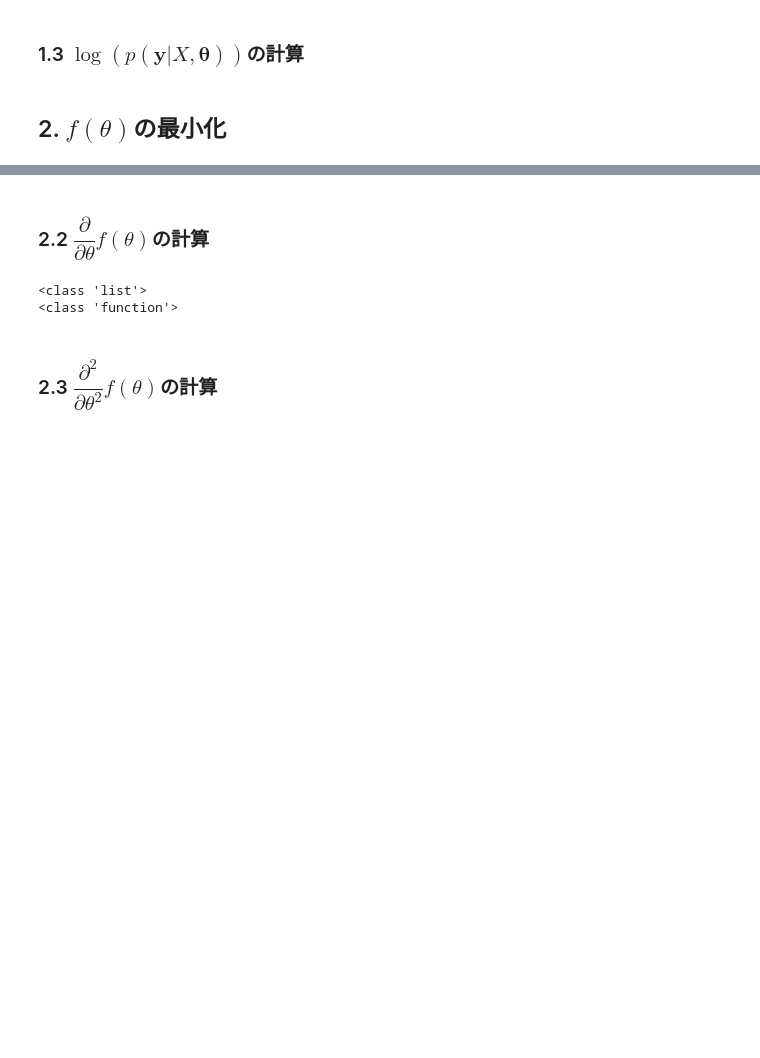
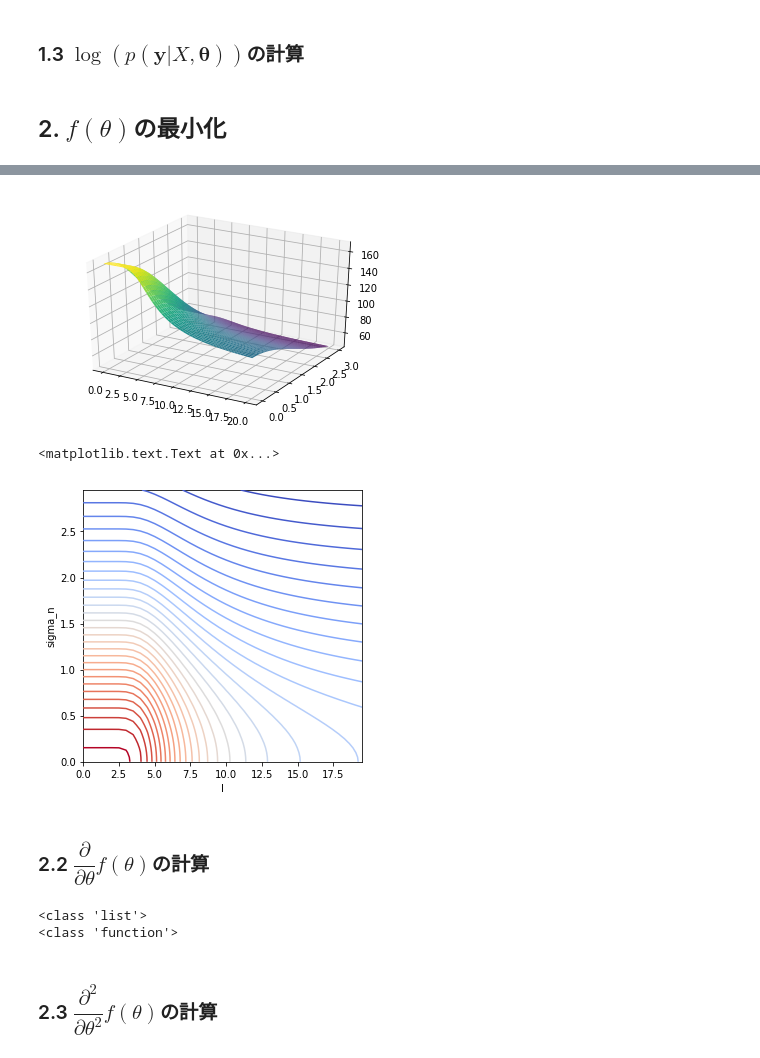
Before and after one commit to tkda-h3/krawczyk_method, a Jupyter notebook: interval_newton_method_for_hyperparmeter_search_of_gaussian_process.ipynb, the cells around one changed output, grey strips where cells are left out. Drawn from its saved outputs; the diff is of its cells as text; code cells hidden in the pictures; blank space fills up the shorter version.

```diff
--- a/interval_newton_method_for_hyperparmeter_search_of_gaussian_process.ipynb
+++ b/interval_newton_method_for_hyperparmeter_search_of_gaussian_process.ipynb
@@ -138,3 +130,25 @@ interval([82.99516377451509, 89.15487870502054])
+# %%
+g_expr = f_expr.subs([(sigma_f, 2.0)])
+l_min, l_max = (0.01, 20)
+sigma_n_min, sigma_n_max = (0, 3)
+
+plot3d(g_expr, (l, l_min, l_max), (sigma_n, sigma_n_min, sigma_n_max))
+
+x = np.arange(l_min, l_max, 0.5) # length scale
+y = np.arange(sigma_n_min, sigma_n_max, 0.05) # noise
+X, Y =  np.meshgrid(x, y)
+
+g = lambdify((l, sigma_n), g_expr, np)
+Z = np.array([g(*x) for x in np.array([X.flatten(), Y.flatten()]).T ]).reshape(X.shape)
+
+plt.figure(figsize=(5,5))
+plt.contour(X, Y, Z, 30, zorder=1000, shading='gouraud', cmap=plt.cm.coolwarm)
+plt.xlabel('l')
+plt.ylabel('sigma_n')
+# %% [output]
+[figure, added]
+<matplotlib.text.Text at 0x...>
+[figure, added]
 # %% [markdown]
 ### 2.2 $\dfrac{\partial}{\partial \theta}f(\theta)$の計算
 # %%
```
Also changed, not shown: parts of 12 cells of this notebook.
